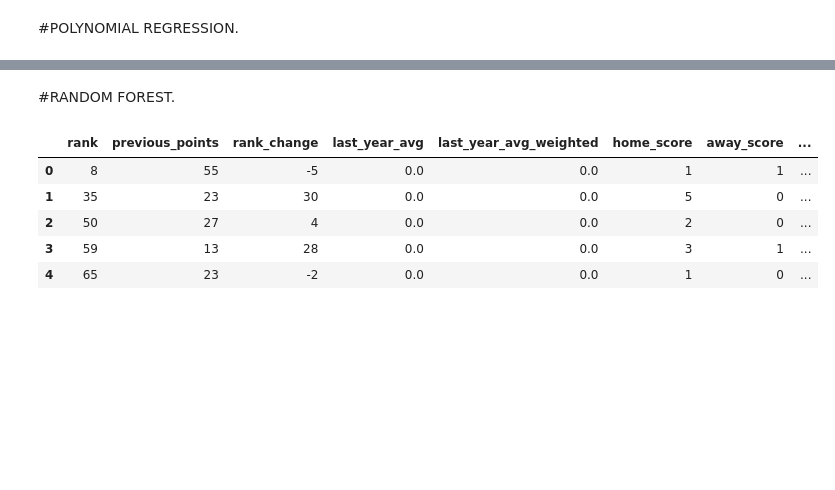
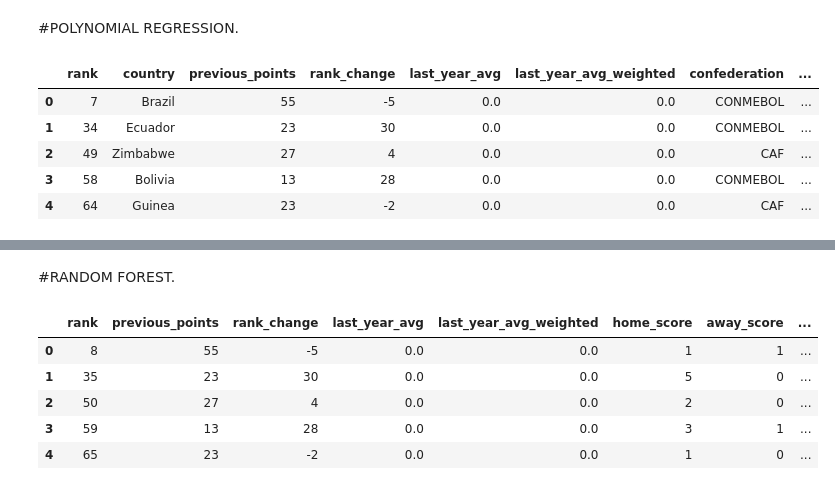
Before and after one commit to theBuluku/mchezo-limited, a Jupyter notebook: Mchezo_Pesa_Limited_.ipynb, the cells around one changed output, grey strips where cells are left out. Saved outputs shown, nothing was run; the diff lists cells and outputs as text; code cells hidden in the pictures; blank space fills up the shorter version.

```diff
--- a/Mchezo_Pesa_Limited_.ipynb
+++ b/Mchezo_Pesa_Limited_.ipynb
@@ -321,5 +340,19 @@ rankings_results.head(6)
 # %% [markdown]
 #POLYNOMIAL REGRESSION.
+# %%
+cat = ['home_team', 'away_score','away_team','tournament','rank']
+for i in cat:
+
+  le = LabelEncoder()
+  rankings_results[i] = le.fit_transform(rankings_results[i])
+rankings_results.head()
+# %% [output]
+|  | rank | country | previous_points | rank_change | last_year_avg | last_year_avg_weighted | confederation | ... |
+| 0 | 7 | Brazil | 55 | -5 | 0.0 | 0.0 | CONMEBOL | ... |
+| 1 | 34 | Ecuador | 23 | 30 | 0.0 | 0.0 | CONMEBOL | ... |
+| 2 | 49 | Zimbabwe | 27 | 4 | 0.0 | 0.0 | CAF | ... |
+| 3 | 58 | Bolivia | 13 | 28 | 0.0 | 0.0 | CONMEBOL | ... |
+| 4 | 64 | Guinea | 23 | -2 | 0.0 | 0.0 | CAF | ... |
 # %%
 
 X_home =rankings_results[['rank', 'home_team', 'away_team', 'away_score','tournament']]
```
Also changed, not shown: parts of 16 cells of this notebook.
